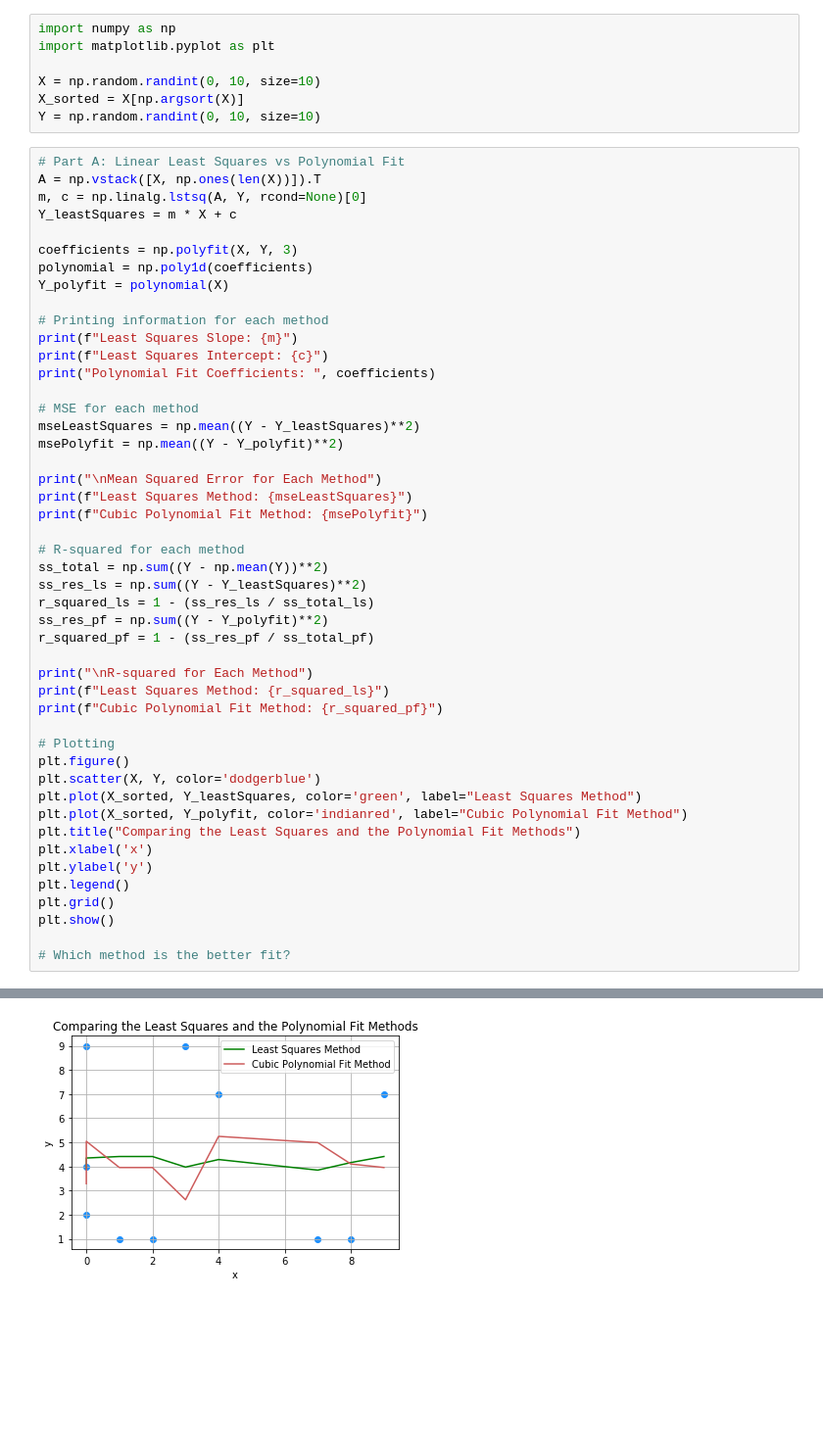
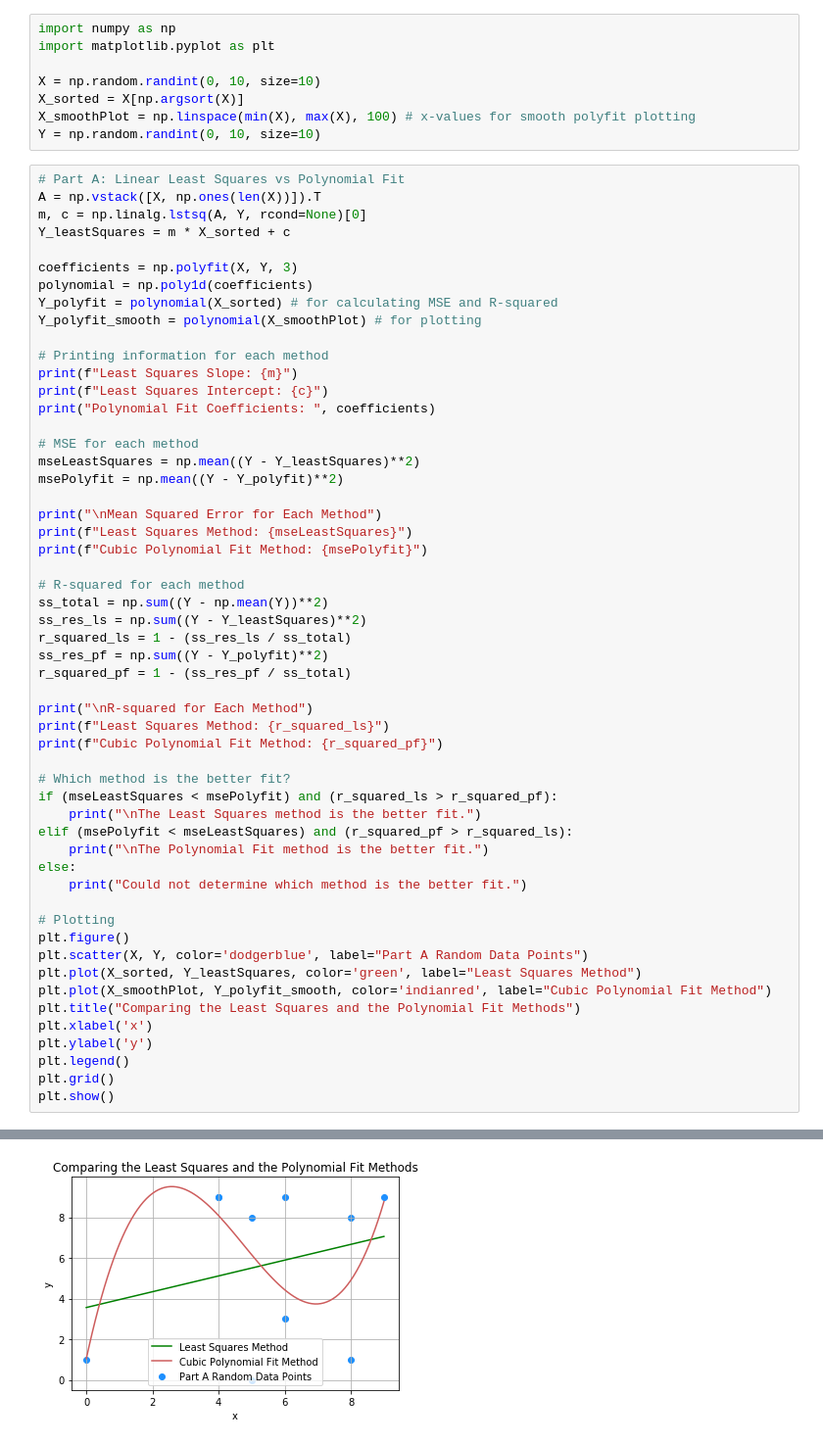
Before and after one commit to kaigandingco/coe311k, a Jupyter notebook: classwork/kcg2279-CH10.ipynb, the cells around one changed output, grey strips where cells are left out. Shown at 98% size. Saved outputs shown, nothing was run; the diff lists cells and outputs as text; blank space fills up the shorter version.

```diff
--- a/classwork/kcg2279-CH10.ipynb
+++ b/classwork/kcg2279-CH10.ipynb
@@ -4,16 +4,18 @@ import matplotlib.pyplot as plt
 
 X = np.random.randint(0, 10, size=10)
 X_sorted = X[np.argsort(X)]
+X_smoothPlot = np.linspace(min(X), max(X), 100) # x-values for smooth polyfit plotting
 Y = np.random.randint(0, 10, size=10)
 # %%
 # Part A: Linear Least Squares vs Polynomial Fit
 A = np.vstack([X, np.ones(len(X))]).T
 m, c = np.linalg.lstsq(A, Y, rcond=None)[0]
-Y_leastSquares = m * X + c
+Y_leastSquares = m * X_sorted + c
 
 coefficients = np.polyfit(X, Y, 3)
 polynomial = np.poly1d(coefficients)
-Y_polyfit = polynomial(X)
+Y_polyfit = polynomial(X_sorted) # for calculating MSE and R-squared
+Y_polyfit_smooth = polynomial(X_smoothPlot) # for plotting
 
 # Printing information for each method
 print(f"Least Squares Slope: {m}")
@@ -31,25 +33,31 @@ print(f"Cubic Polynomial Fit Method: {msePolyfit}")
 # R-squared for each method
 ss_total = np.sum((Y - np.mean(Y))**2)
 ss_res_ls = np.sum((Y - Y_leastSquares)**2)
-r_squared_ls = 1 - (ss_res_ls / ss_total_ls)
+r_squared_ls = 1 - (ss_res_ls / ss_total)
 ss_res_pf = np.sum((Y - Y_polyfit)**2)
-r_squared_pf = 1 - (ss_res_pf / ss_total_pf)
+r_squared_pf = 1 - (ss_res_pf / ss_total)
 
 print("\nR-squared for Each Method")
 print(f"Least Squares Method: {r_squared_ls}")
 print(f"Cubic Polynomial Fit Method: {r_squared_pf}")
 
+# Which method is the better fit?
+if (mseLeastSquares < msePolyfit) and (r_squared_ls > r_squared_pf):
+    print("\nThe Least Squares method is the better fit.")
+elif (msePolyfit < mseLeastSquares) and (r_squared_pf > r_squared_ls):
+    print("\nThe Polynomial Fit method is the better fit.")
+else:
+    print("Could not determine which method is the better fit.")
+
 # Plotting
 plt.figure()
-plt.scatter(X, Y, color='dodgerblue')
+plt.scatter(X, Y, color='dodgerblue', label="Part A Random Data Points")
 plt.plot(X_sorted, Y_leastSquares, color='green', label="Least Squares Method")
-plt.plot(X_sorted, Y_polyfit, color='indianred', label="Cubic Polynomial Fit Method")
+plt.plot(X_smoothPlot, Y_polyfit_smooth, color='indianred', label="Cubic Polynomial Fit Method")
 plt.title("Comparing the Least Squares and the Polynomial Fit Methods")
 plt.xlabel('x')
 plt.ylabel('y')
 plt.legend()
 plt.grid()
 plt.show()
-
-# Which method is the better fit?
 # %% [output]
@@ -67,4 +77,4 @@ Cubic Polynomial Fit Method: 0.059173548520429886
-[figure, old version]
+[figure, new version]
 # %%
 # Part B: Polynomial Fit with Increasing Degrees
 
```
Also changed, not shown: parts of 6 cells of this notebook.
